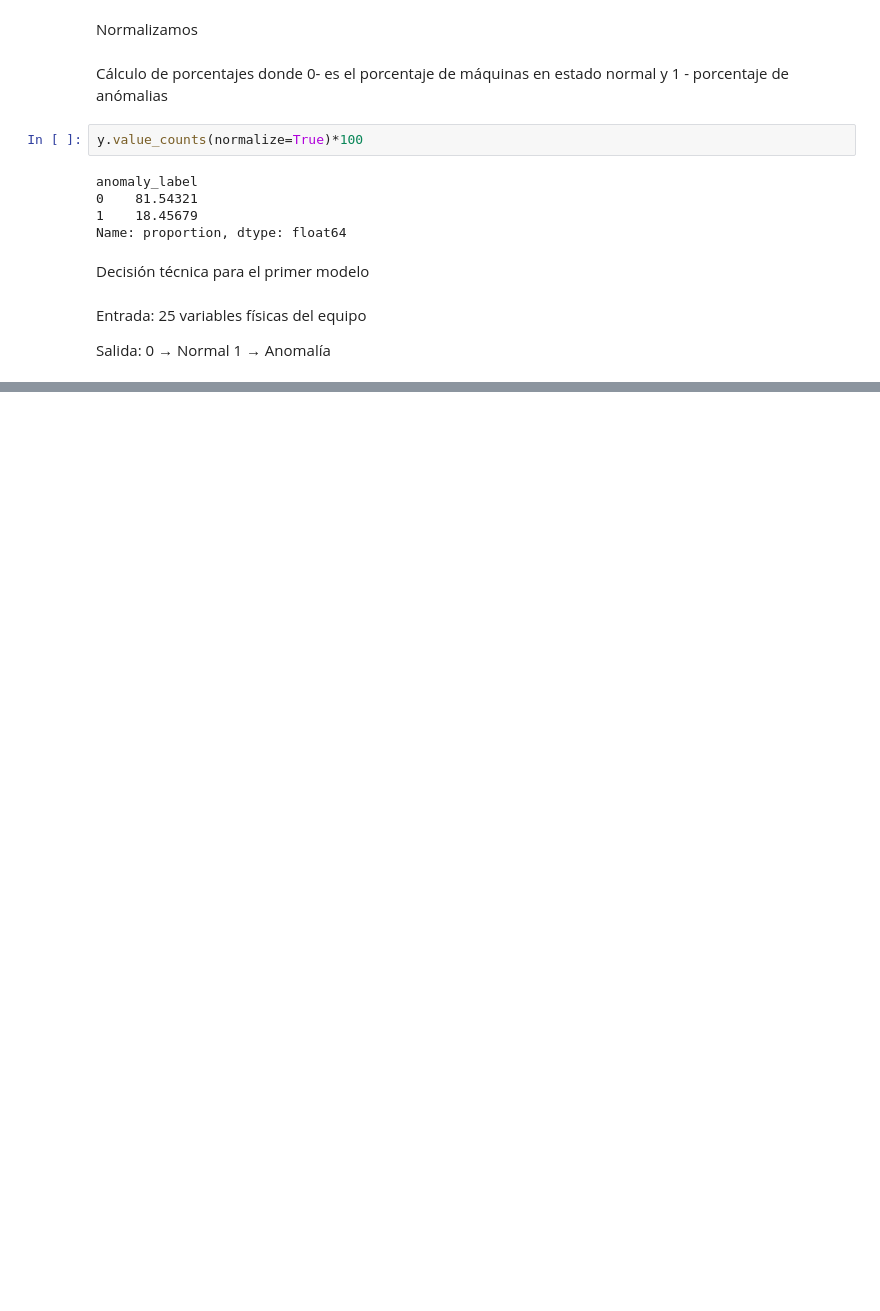
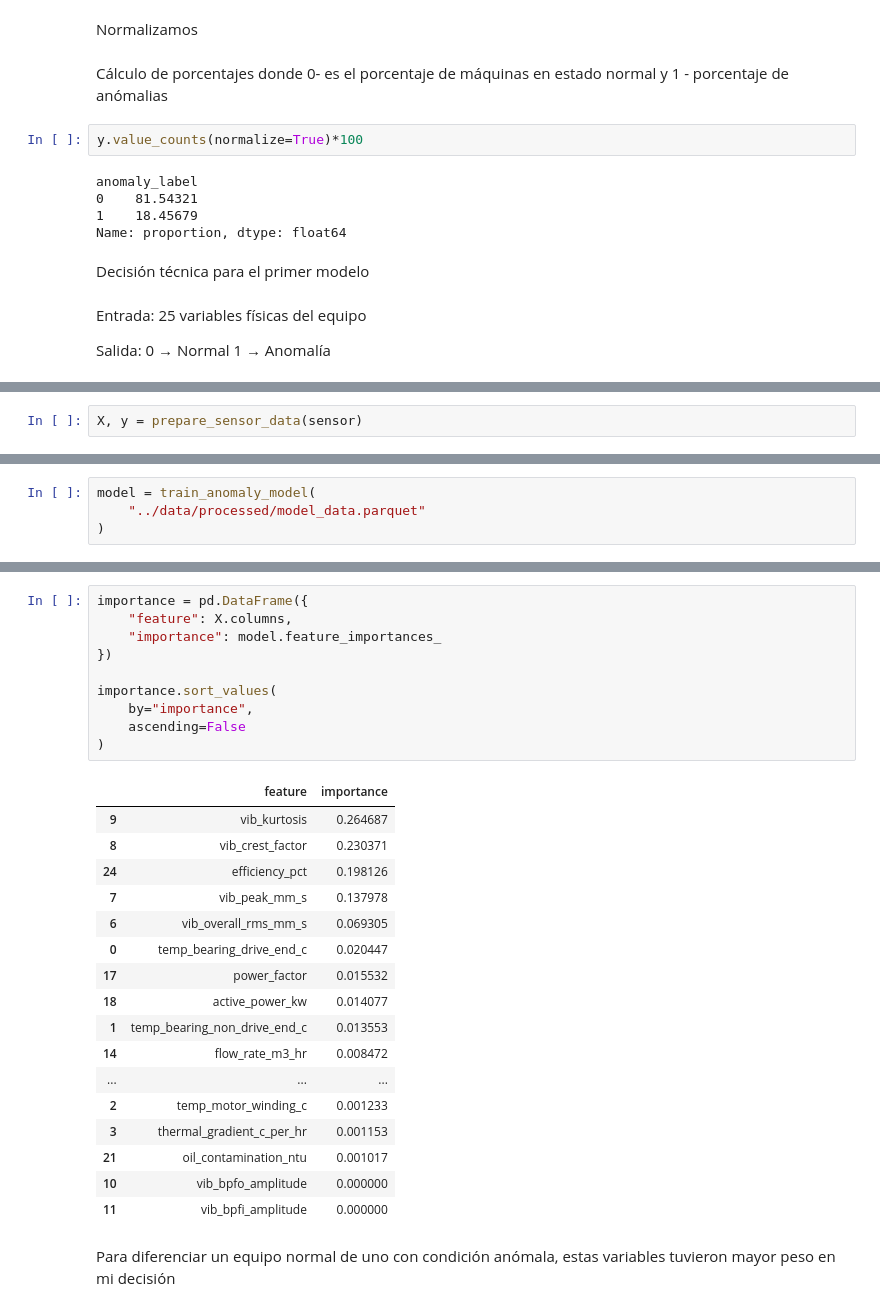
Before and after one commit to No-Country-simulation/S08_26_EQUIPO_22, a Jupyter notebook: notebooks/EDA_MGG001.ipynb, the cells around one changed output, grey strips where cells are left out. Drawn from its saved outputs; the diff is of its cells as text; blank space fills up the shorter version.

Commit message:
Add trained anomaly detection model and update training pipeline

```diff
--- a/notebooks/EDA_MGG001.ipynb
+++ b/notebooks/EDA_MGG001.ipynb
@@ -755,0 +804,2 @@ Salida:
+# %%
+X, y = prepare_sensor_data(sensor)
@@ -755,0 +852,4 @@ Salida:
+# %%
+model = train_anomaly_model(
+    "../data/processed/model_data.parquet"
+)
@@ -755,0 +884,30 @@ Salida:
+# %%
+importance = pd.DataFrame({
+    "feature": X.columns,
+    "importance": model.feature_importances_
+})
+
+importance.sort_values(
+    by="importance",
+    ascending=False
+)
+# %% [output]
+|  | feature | importance |
+| 9 | vib_kurtosis | 0.264687 |
+| 8 | vib_crest_factor | 0.230371 |
+| 24 | efficiency_pct | 0.198126 |
+| 7 | vib_peak_mm_s | 0.137978 |
+| 6 | vib_overall_rms_mm_s | 0.069305 |
+| 0 | temp_bearing_drive_end_c | 0.020447 |
+| 17 | power_factor | 0.015532 |
+| 18 | active_power_kw | 0.014077 |
+| 1 | temp_bearing_non_drive_end_c | 0.013553 |
+| 14 | flow_rate_m3_hr | 0.008472 |
+| ... | ... | ... |
+| 2 | temp_motor_winding_c | 0.001233 |
+| 3 | thermal_gradient_c_per_hr | 0.001153 |
+| 21 | oil_contamination_ntu | 0.001017 |
+| 10 | vib_bpfo_amplitude | 0.000000 |
+| 11 | vib_bpfi_amplitude | 0.000000 |
+# %% [markdown]
+Para diferenciar un equipo normal de uno con condición anómala, estas variables tuvieron mayor peso en mi decisión
```
Also changed, not shown: parts of 27 cells of this notebook, 2 other files.
